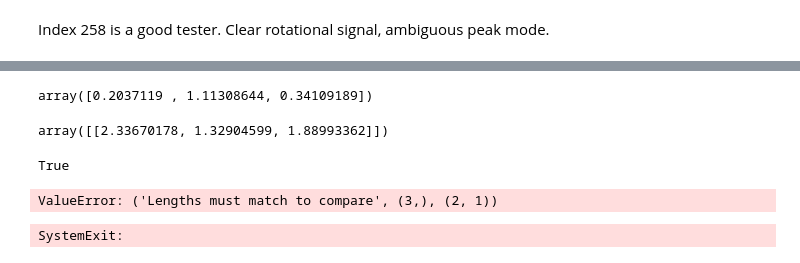
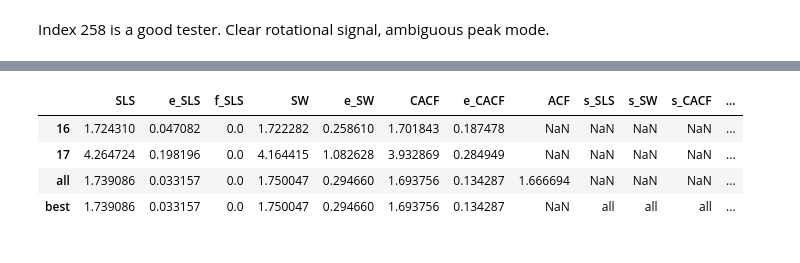
Before and after one commit to ojhall94/michael, a Jupyter notebook: Examples/Example.ipynb, the cells around one changed output, grey strips where cells are left out. Drawn from its saved outputs; the diff is of its cells as text; code cells hidden in the pictures.

```diff
--- a/Examples/Example.ipynb
+++ b/Examples/Example.ipynb
@@ -89,22 +79,8 @@ array([[2.54041368, 2.44213243, 2.2310255 ]])
-# %%
-b
-# %% [output]
-array([0.2037119 , 1.11308644, 0.34109189])
-# %%
-a-b
-# %% [output]
-array([[2.33670178, 1.32904599, 1.88993362]])
-# %%
-all(list((a-b > 0)[0]))
-# %% [output]
-True
-# %%
-np.abs(np.diff(res, len(res))) < np.sqrt(np.sum(err**2))
-# %% [output]
-ValueError: ('Lengths must match to compare', (3,), (2, 1))
-# %%
-sys.exit()
-# %% [output]
-SystemExit:
 # %%
-j.results.loc['best', 'SW'] *= 3
+j.results
+# %% [output]
+|  | SLS | e_SLS | f_SLS | SW | e_SW | CACF | e_CACF | ACF | s_SLS | s_SW | s_CACF | ... |
+| 16 | 1.724310 | 0.047082 | 0.0 | 1.722282 | 0.258610 | 1.701843 | 0.187478 | NaN | NaN | NaN | NaN | ... |
+| 17 | 4.264724 | 0.198196 | 0.0 | 4.164415 | 1.082628 | 3.932869 | 0.284949 | NaN | NaN | NaN | NaN | ... |
+| all | 1.739086 | 0.033157 | 0.0 | 1.750047 | 0.294660 | 1.693756 | 0.134287 | 1.666694 | NaN | NaN | NaN | ... |
+| best | 1.739086 | 0.033157 | 0.0 | 1.750047 | 0.294660 | 1.693756 | 0.134287 | NaN | all | all | all | ... |
```
Also changed, not shown: parts of 8 cells of this notebook, 2 other files.
